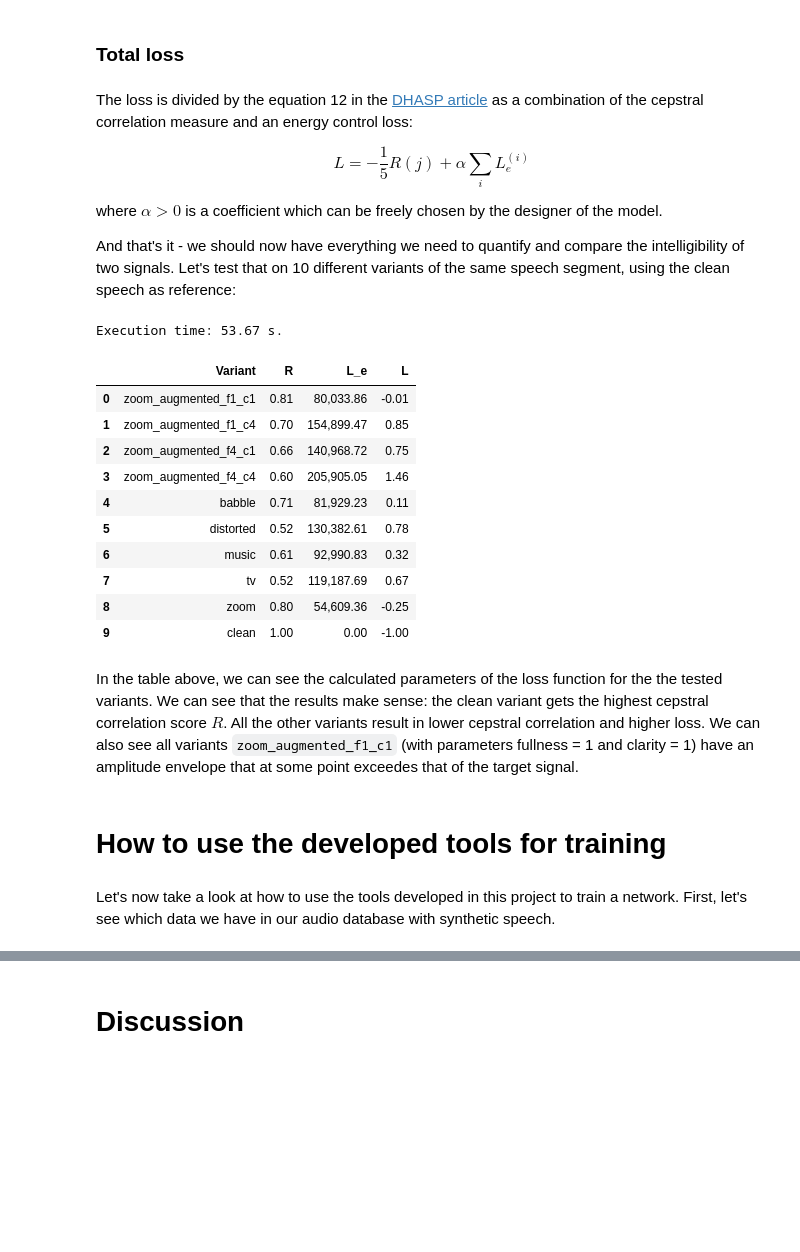
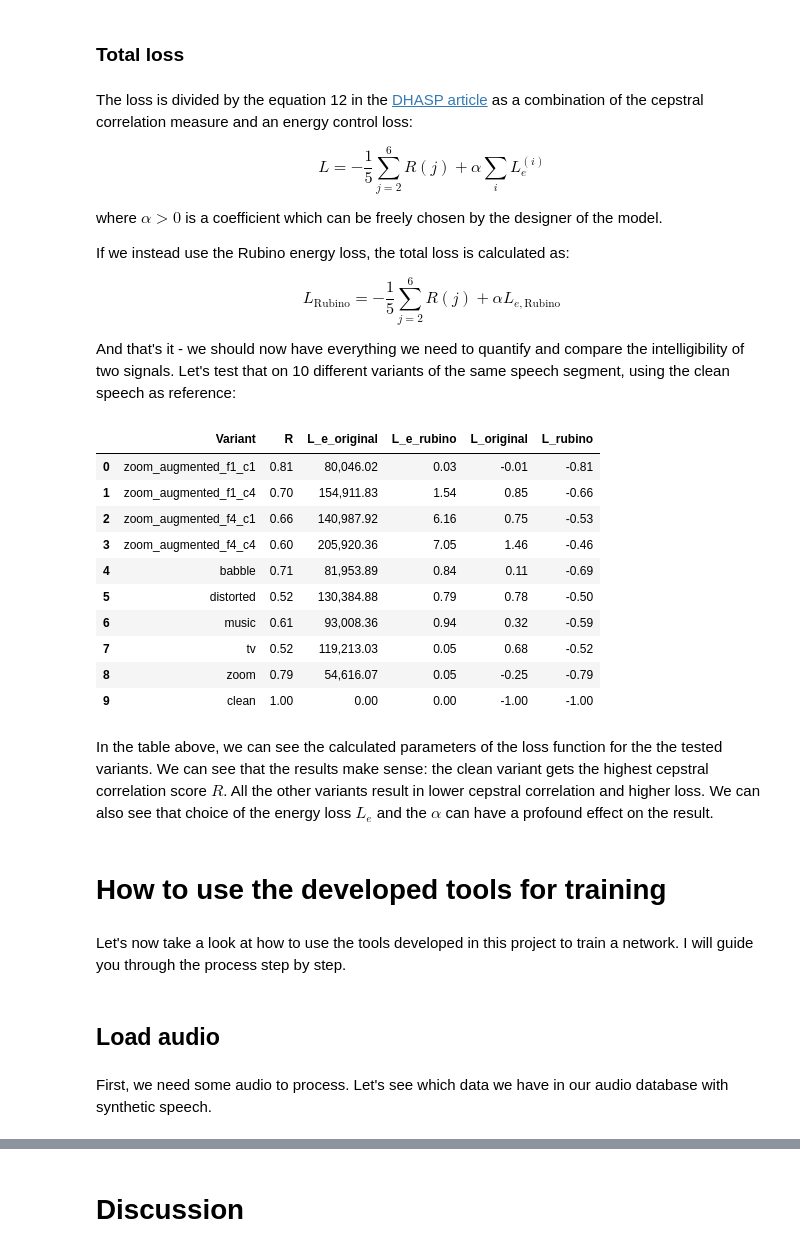
Before and after one commit to wrubino/deep-learning-2021-final-project, a Jupyter notebook: main.ipynb, the cells around one changed output, grey strips where cells are left out. Drawn from its saved outputs; the diff is of its cells as text; code cells hidden in the pictures; blank space fills up the shorter version.

```diff
--- a/main.ipynb
+++ b/main.ipynb
@@ -664,34 +689,46 @@ The loss is divided by the equation 12 in the [DHASP article](https://ieeexplore
 
 $$
 L =
- - \frac {1} {5} R(j)
+ - \frac {1} {5} \sum_{j=2}^{6} R(j)
 + \alpha \sum_i L_e^{(i)}
 $$
 
 where $\alpha > 0$ is a coefficient which can be freely chosen by the designer of the model.
 
+If we instead use the Rubino energy loss, the total loss is calculated as:
+
+$$
+L_{\text{Rubino}} =
+ - \frac {1} {5} \sum_{j=2}^{6} R(j)
++ \alpha L_{e, \text{Rubino}}
+$$
+
 And that's it - we should now have everything we need to quantify and compare the intelligibility of two signals. Let's test that on 10 different variants of the same speech segment, using the clean speech as reference:
 # %%
-tests.test_cepstral_correlation_and_total_loss(alpha=1e-5)
+tests.test_cepstral_correlation_and_total_loss(alpha_original=1e-5,
+                                               alpha_rubino=0.02)
 # %% [output]
-Execution time: 53.67 s.
-|  | Variant | R | L_e | L |
-| 0 | zoom_augmented_f1_c1 | 0.81 | 80,033.86 | -0.01 |
-| 1 | zoom_augmented_f1_c4 | 0.70 | 154,899.47 | 0.85 |
-| 2 | zoom_augmented_f4_c1 | 0.66 | 140,968.72 | 0.75 |
-| 3 | zoom_augmented_f4_c4 | 0.60 | 205,905.05 | 1.46 |
-| 4 | babble | 0.71 | 81,929.23 | 0.11 |
-| 5 | distorted | 0.52 | 130,382.61 | 0.78 |
-| 6 | music | 0.61 | 92,990.83 | 0.32 |
-| 7 | tv | 0.52 | 119,187.69 | 0.67 |
-| 8 | zoom | 0.80 | 54,609.36 | -0.25 |
-| 9 | clean | 1.00 | 0.00 | -1.00 |
+|  | Variant | R | L_e_original | L_e_rubino | L_original | L_rubino |
+| 0 | zoom_augmented_f1_c1 | 0.81 | 80,046.02 | 0.03 | -0.01 | -0.81 |
+| 1 | zoom_augmented_f1_c4 | 0.70 | 154,911.83 | 1.54 | 0.85 | -0.66 |
+| 2 | zoom_augmented_f4_c1 | 0.66 | 140,987.92 | 6.16 | 0.75 | -0.53 |
+| 3 | zoom_augmented_f4_c4 | 0.60 | 205,920.36 | 7.05 | 1.46 | -0.46 |
+| 4 | babble | 0.71 | 81,953.89 | 0.84 | 0.11 | -0.69 |
+| 5 | distorted | 0.52 | 130,384.88 | 0.79 | 0.78 | -0.50 |
+| 6 | music | 0.61 | 93,008.36 | 0.94 | 0.32 | -0.59 |
+| 7 | tv | 0.52 | 119,213.03 | 0.05 | 0.68 | -0.52 |
+| 8 | zoom | 0.79 | 54,616.07 | 0.05 | -0.25 | -0.79 |
+| 9 | clean | 1.00 | 0.00 | 0.00 | -1.00 | -1.00 |
 # %% [markdown]
-In the table above, we can see the calculated parameters of the loss function for the the tested variants. We can see that the results make sense: the clean variant gets the highest cepstral correlation score $R$. All the other variants result in lower cepstral correlation and higher loss. We can also see all variants `zoom_augmented_f1_c1` (with parameters fullness = 1 and  clarity = 1) have an amplitude envelope that at some point exceedes that of the target signal.
+In the table above, we can see the calculated parameters of the loss function for the the tested variants. We can see that the results make sense: the clean variant gets the highest cepstral correlation score $R$. All the other variants result in lower cepstral correlation and higher loss. We can also see that choice of the energy loss $L_e$ and the $\alpha$ can have a profound effect on the result.
 # %% [markdown]
 # How to use the developed tools for training
 # %% [markdown]
-Let's now take a look at how to use the tools developed in this project to train a network. First, let's see which data we have in our audio database with synthetic speech.
+Let's now take a look at how to use the tools developed in this project to train a network. I will guide you through the process step by step.
+# %% [markdown]
+## Load audio
+# %% [markdown]
+First, we need some audio to process. Let's see which data we have in our audio database with synthetic speech.
 # %%
 display(df_synthetic_speech.sample(3))
 # %% [output]
```
Also changed, not shown: parts of 60 cells of this notebook, 12 other files.
